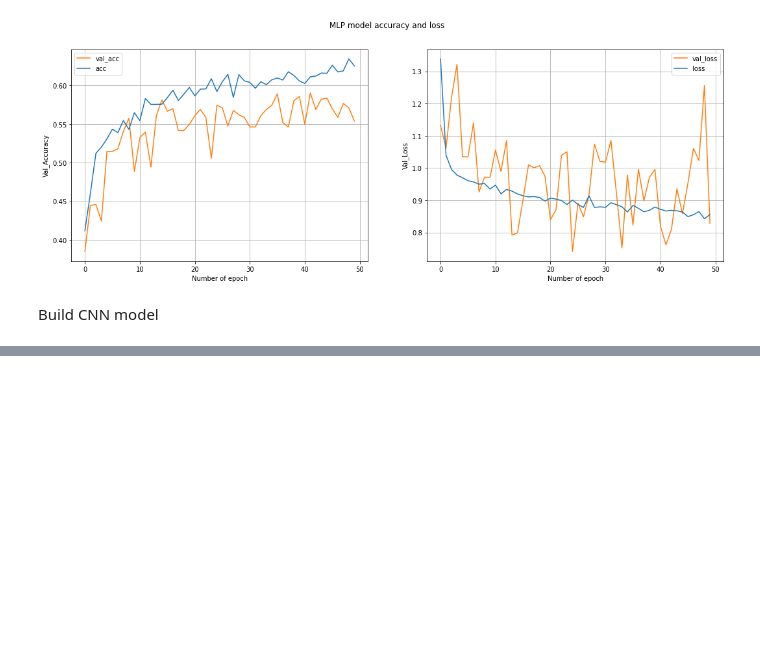
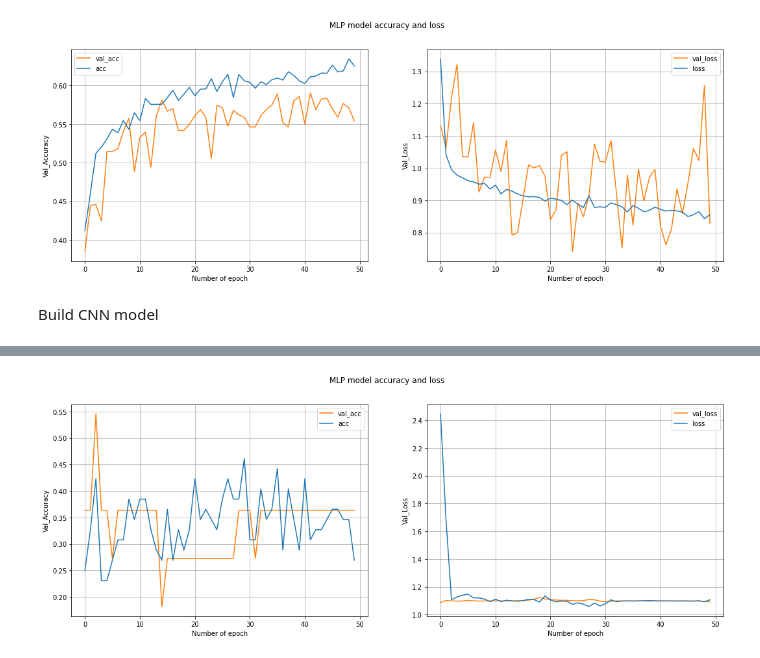
Before and after one commit to jerryzhuang0914/ImageClassification, a Jupyter notebook: train_tensorflow.ipynb, the cells around one changed output, grey strips where cells are left out. Saved outputs shown, nothing was run; the diff lists cells and outputs as text; code cells hidden in the pictures; blank space fills up the shorter version.

Commit message:
re-built models

```diff
--- a/train_tensorflow.ipynb
+++ b/train_tensorflow.ipynb
@@ -16,10 +15,10 @@ from keras.optimizers import Adam, RMSprop, SGD
 from keras.preprocessing.image import ImageDataGenerator
 # %%
 # small dataset for testing model in shorter running time
-#data_dir = '/Users/zhuangxiaobin/Desktop/COMP309/Project/small_traindata'
+data_dir = '/Users/zhuangxiaobin/Desktop/COMP309/Project/small_traindata'
 
 # big dataset for training model
-data_dir = '/Users/zhuangxiaobin/Desktop/COMP309/Project/traindata'
+#data_dir = '/Users/zhuangxiaobin/Desktop/COMP309/Project/traindata'
 
 # the directory to store model
 pycharm_dir = '/Users/zhuangxiaobin/PycharmProjects/ImageClassification/'
@@ -57,17 +56,13 @@ Build MLP model
 # %%
 def build_MLP_model():
     model = Sequential()
-    model.add(Conv2D(32, (3, 3), input_shape=(300, 300, 3), activation='relu',padding='same'))
-    model.add(MaxPooling2D(pool_size=(2, 2)))
-    # helps prevent overfitting
-    model.add(Dropout(0.25))
-    model.add(Flatten())
+    model.add(Flatten(input_shape = (300, 300, 3)))
+    model.add(Dense(256, activation='relu'))
+    model.add(Dense(128, activation='relu'))
     model.add(Dense(3, activation='softmax'))
-    #adam = Adam(lr=0.001)
-    #sgd = SGD(lr=0.001, momentum=0.5)
     model.compile(optimizer='sgd', loss='categorical_crossentropy', metrics=['accuracy'])
     model.summary()
-    epoch = model.fit_generator(train, validation_data = test, epochs = 50, verbose = 1)
+    epoch = model.fit(train, validation_data = test, epochs = 50, verbose = 1)
     return epoch, model
 # %%
 # train the model
@@ -136,0 +168,5 @@ def build_CNN_base_model():
+# %%
+# Evaluate CNN based model
+evaluate_model()
+# %% [output]
+[figure, added]
```
Also changed, not shown: parts of 4 cells of this notebook.
